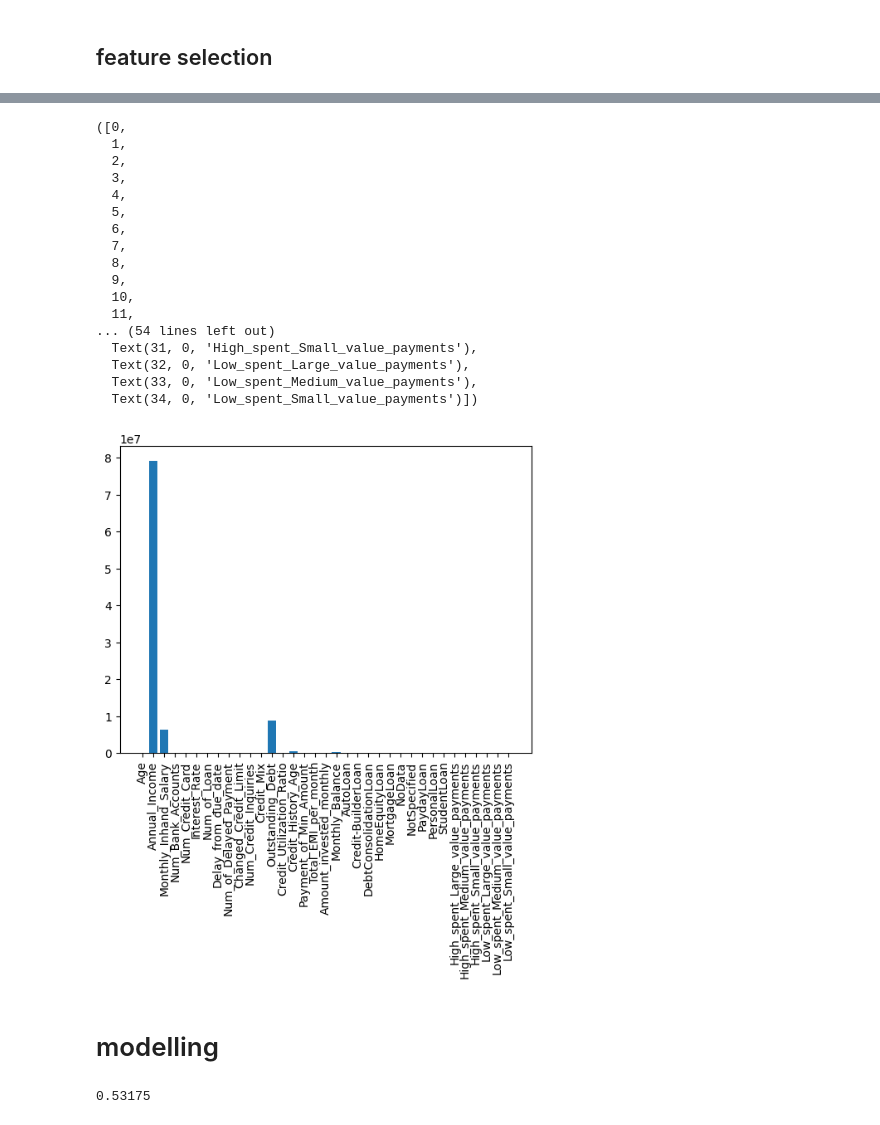
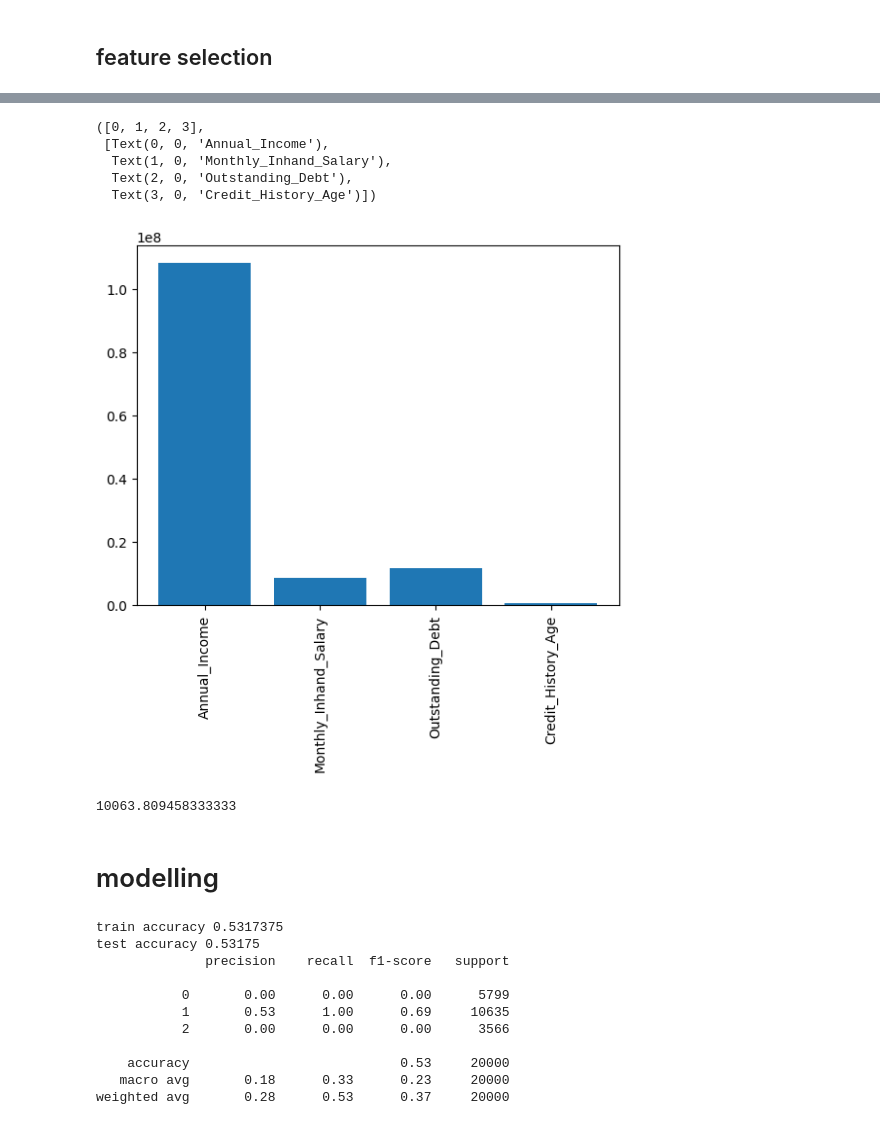
Before and after one commit to shaker113/credit_score_analysis, a Jupyter notebook: notebook.ipynb, the cells around one changed output, grey strips where cells are left out. Saved outputs shown, nothing was run; the diff lists cells and outputs as text; code cells hidden in the pictures.

```diff
--- a/notebook.ipynb
+++ b/notebook.ipynb
@@ -490,4 +491,4 @@ g = sns.heatmap(encoded_df[top_corr].corr(), annot=True, cmap='RdBu' ,vmin=-1, v
 X=encoded_df.drop(['Credit_Score','Occupation'],axis=1)
 y=encoded_df['Credit_Score']
 
-X_train, X_test, y_train, y_test = train_test_split(X,y,random_state = 0,test_size=0.4,stratify=y)
+X_train, X_test, y_train, y_test = train_test_split(X,y,random_state = 0,test_size=0.2,stratify=y)
@@ -493,0 +551,20 @@ X_train, X_test, y_train, y_test = train_test_split(X,y,random_state = 0,test_si
+# %%
+models_results={}
+
+for (name,model),model_parm in zip(models.items(), param_grid.values()):
+    print(name)
+
+    clf=model
+
+    grid_clf = GridSearchCV(clf, param_grid = model_parm,n_jobs=6,cv=3,scoring='f1_weighted')
+    grid_clf.fit(X_train_pca, y_train)
+    y_pred=grid_clf.best_estimator_.predict(X_test_pca)
+    pred_prob = grid_clf.best_estimator_.predict_proba(X_test_pca)
+
+    models_results.update({name:{'f1':f1_score(y_test, y_pred, average='weighted'),
+                                'accuracy':accuracy_score(y_test, y_pred),
+                                'roc_auc': roc_auc_score(y_test, pred_prob, multi_class="ovo"),
+                                'best_parms':grid_clf.best_params_}})
+
+models_results=pd.DataFrame(models_results).T.sort_values(by='f1',ascending=False)
+models_results.to_csv('models_results.CSV')
@@ -505,9 +617,10 @@ for i in range(2,len(X_train.columns)):
     new_X_test=k_best.transform(X_test)
     model=DecisionTreeClassifier(random_state = 0)
     model.fit(new_X_train,y_train)
-    f1=f1_score(y_test,model.predict(new_X_test),average = 'micro')
+    f1=f1_score(y_test,model.predict(new_X_test),average = 'weighted')
     scores.append(f1)
     print(f"{i} {f1}")
 
 plt.plot(scores)
+plt.grid()
 # %% [output]
@@ -533,39 +645,31 @@ plt.plot(scores)
 # %%
-k_best = SelectKBest(score_func=chi2, k=35)
+k_best = SelectKBest(score_func=chi2, k=4)
 
 # Fit the SelectKBest model to the data
-X_train = k_best.fit_transform(X_train, y_train)
-X_test=k_best.transform(X_test)
+X_train_kb = k_best.fit_transform(X_train, y_train)
+X_test_kb  =k_best.transform(X_test)
 
 thescores=[]
 feature_names=[]
 indices=k_best.get_support(indices=True)
 scores=k_best.scores_
 for i in indices:
     thescores.append(scores[i])
     feature_names.append(X.columns[i])
     # print(X.columns[i], scores[i])
 
 plt.bar(feature_names,thescores)
 plt.xticks(rotation=90)
 # %% [output]
-([0,
-  1,
-  2,
-  3,
-  4,
-  5,
-  6,
-  7,
-  8,
-  9,
-  10,
-  11,
-... (54 lines left out)
-  Text(31, 0, 'High_spent_Small_value_payments'),
-  Text(32, 0, 'Low_spent_Large_value_payments'),
-  Text(33, 0, 'Low_spent_Medium_value_payments'),
-  Text(34, 0, 'Low_spent_Small_value_payments')])
+([0, 1, 2, 3],
+ [Text(0, 0, 'Annual_Income'),
+  Text(1, 0, 'Monthly_Inhand_Salary'),
+  Text(2, 0, 'Outstanding_Debt'),
+  Text(3, 0, 'Credit_History_Age')])
-[figure, old version]
+[figure, new version]
+# %%
+df[df['Amount_invested_monthly']==-0]['Annual_Income'].mean()
+# %% [output]
+10063.809458333333
 # %% [markdown]
 # modelling
@@ -572,8 +686,17 @@ plt.xticks(rotation=90)
 # %%
-from sklearn.dummy import DummyClassifier
 
 dummy_majority = DummyClassifier(strategy = 'most_frequent').fit(X_train, y_train)
-dummy_majority.score(X_test,y_test)
+model_evaluation(dummy_majority)
 # %% [output]
-0.53175
+train accuracy 0.5317375
+test accuracy 0.53175
+              precision    recall  f1-score   support
+
+           0       0.00      0.00      0.00      5799
+           1       0.53      1.00      0.69     10635
+           2       0.00      0.00      0.00      3566
+
+    accuracy                           0.53     20000
+   macro avg       0.18      0.33      0.23     20000
+weighted avg       0.28      0.53      0.37     20000
 # %%
```
Also changed, not shown: parts of 17 cells of this notebook.
